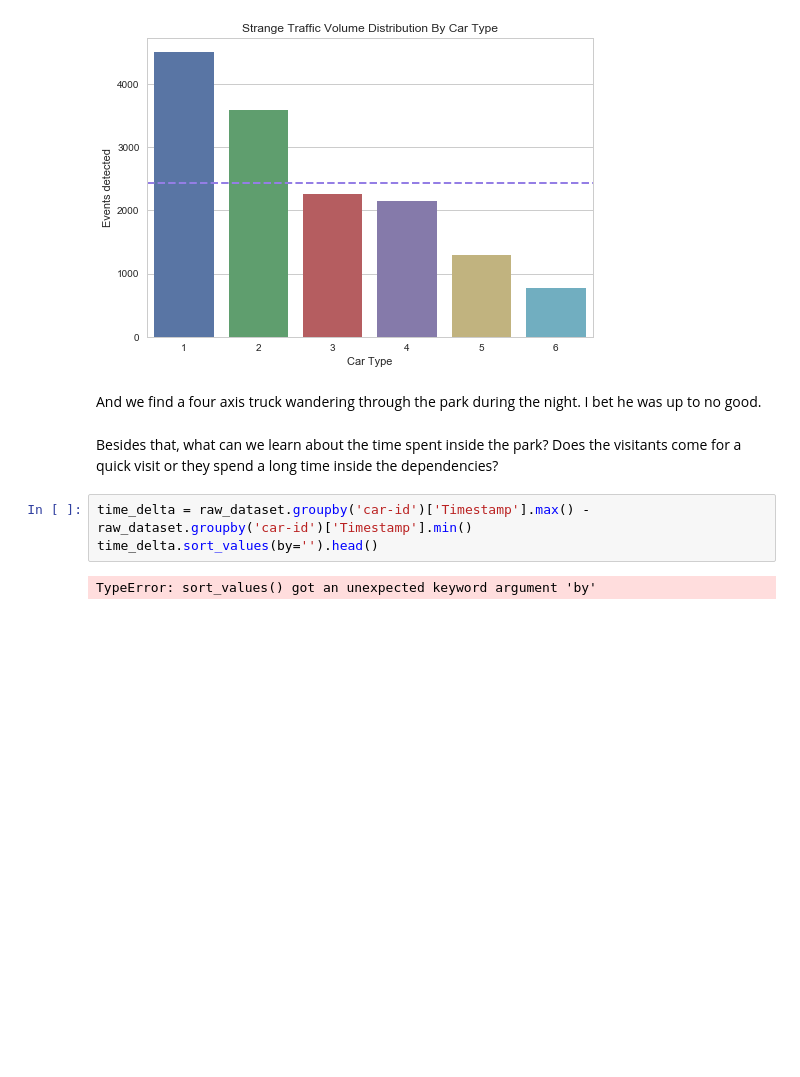
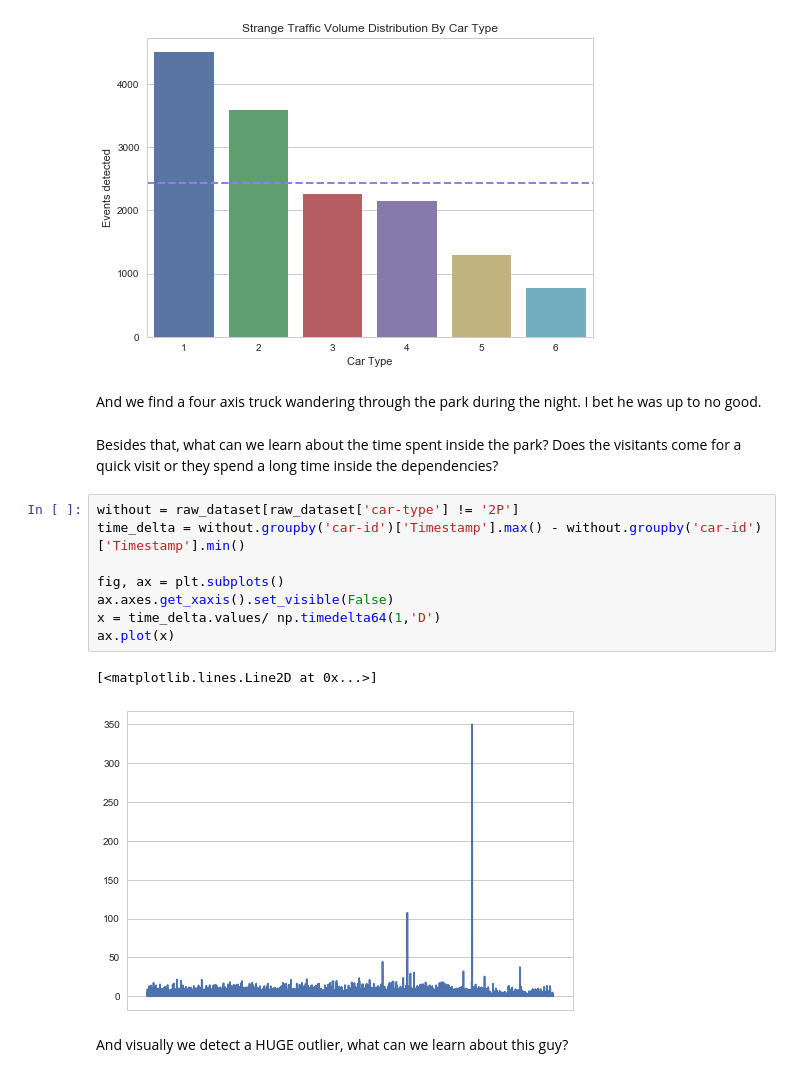
Before and after one commit to dmrib/daytripper, a Jupyter notebook: daytripper/VASTChallenge2017.ipynb, the cells around one changed output. Drawn from its saved outputs; the diff is of its cells as text; blank space fills up the shorter version.

```diff
--- a/daytripper/VASTChallenge2017.ipynb
+++ b/daytripper/VASTChallenge2017.ipynb
@@ -334,8 +330,16 @@ plt.show()
 <p>And we find a four axis truck wandering through the park during the night. I bet he was up to no good.
 # %% [markdown]
 <p>Besides that, what can we learn about the time spent inside the park? Does the visitants come for a quick visit or they spend a long time inside the dependencies?</p>
-# %%
-time_delta = raw_dataset.groupby('car-id')['Timestamp'].max() - raw_dataset.groupby('car-id')['Timestamp'].min()
-time_delta.sort_values(by='').head()
-# %% [output]
-TypeError: sort_values() got an unexpected keyword argument 'by'
+# %%
+without = raw_dataset[raw_dataset['car-type'] != '2P']
+time_delta = without.groupby('car-id')['Timestamp'].max() - without.groupby('car-id')['Timestamp'].min()
+
+fig, ax = plt.subplots()
+ax.axes.get_xaxis().set_visible(False)
+x = time_delta.values/ np.timedelta64(1,'D')
+ax.plot(x)
+# %% [output]
+[<matplotlib.lines.Line2D at 0x...>]
+[figure, added]
+# %% [markdown]
+<p>And visually we detect a HUGE outlier, what can we learn about this guy?</p>
```
Also changed, not shown: parts of 10 cells of this notebook, 1 other file.
